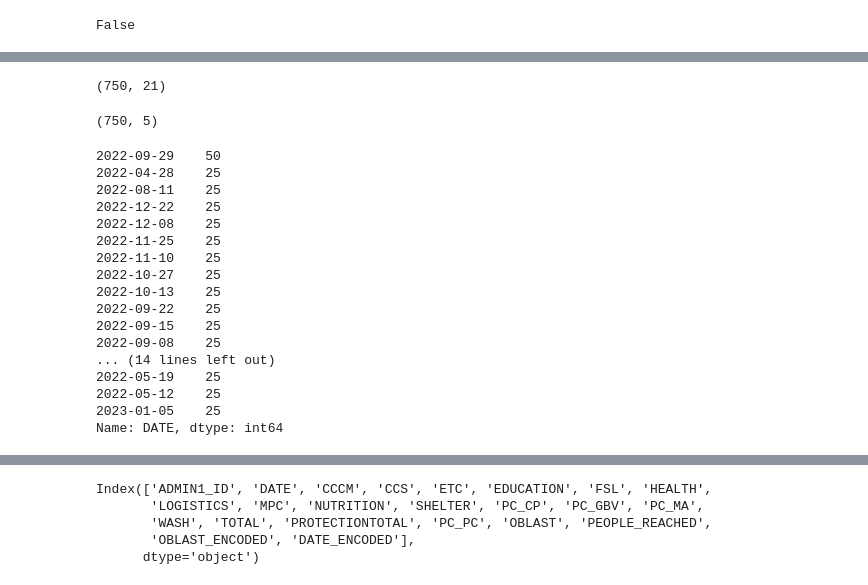
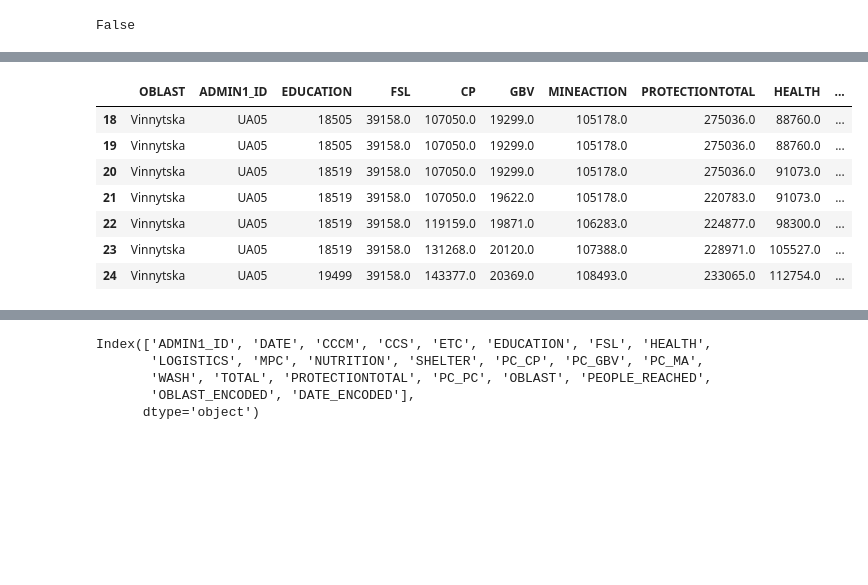
Before and after one commit to reo113/GuideHouse_Project, a Jupyter notebook: GuideHouse_Colab.ipynb, the cells around one changed output, grey strips where cells are left out. Saved outputs shown, nothing was run; the diff lists cells and outputs as text; code cells hidden in the pictures; blank space fills up the shorter version.

```diff
--- a/GuideHouse_Colab.ipynb
+++ b/GuideHouse_Colab.ipynb
@@ -366,3 +425,14 @@ merged_sheet3.head()
+# %%
+people_reached_df_encode.iloc[18:25]
+# %% [output]
+|  | OBLAST | ADMIN1_ID | EDUCATION | FSL | CP | GBV | MINEACTION | PROTECTIONTOTAL | HEALTH | ... |
+| 18 | Vinnytska | UA05 | 18505 | 39158.0 | 107050.0 | 19299.0 | 105178.0 | 275036.0 | 88760.0 | ... |
+| 19 | Vinnytska | UA05 | 18505 | 39158.0 | 107050.0 | 19299.0 | 105178.0 | 275036.0 | 88760.0 | ... |
+| 20 | Vinnytska | UA05 | 18519 | 39158.0 | 107050.0 | 19299.0 | 105178.0 | 275036.0 | 91073.0 | ... |
+| 21 | Vinnytska | UA05 | 18519 | 39158.0 | 107050.0 | 19622.0 | 105178.0 | 220783.0 | 91073.0 | ... |
+| 22 | Vinnytska | UA05 | 18519 | 39158.0 | 119159.0 | 19871.0 | 106283.0 | 224877.0 | 98300.0 | ... |
+| 23 | Vinnytska | UA05 | 18519 | 39158.0 | 131268.0 | 20120.0 | 107388.0 | 228971.0 | 105527.0 | ... |
+| 24 | Vinnytska | UA05 | 19499 | 39158.0 | 143377.0 | 20369.0 | 108493.0 | 233065.0 | 112754.0 | ... |
 # %%
 # copy_df = pd.DataFrame(np.nan, index=merged_sheet1.index,columns=merged_sheet1.columns)
 # copy_df['DATE'] = merged_sheet1['DATE']
@@ -375,34 +445,6 @@ merged_sheet3.head()
 # # Write each DataFrame to a separate sheet in the Excel file
 # copy_df.to_excel(excel_writer1, sheet_name='Num_of_Orgs_by_Oblast', index=False)
 # copy_df.to_excel(excel_writer2, sheet_name='Num_of_Orgs_by_Oblast', index=False)
-# %%
-merged_sheet1.shape
-# %% [output]
-(750, 21)
-# %%
-merged_sheet3.shape
-# %% [output]
-(750, 5)
-# %%
-merged_sheet1.DATE.value_counts()
-# %% [output]
-2022-09-29    50
-2022-04-28    25
-2022-08-11    25
-2022-12-22    25
-2022-12-08    25
-2022-11-25    25
-2022-11-10    25
-2022-10-27    25
-2022-10-13    25
-2022-09-22    25
-2022-09-15    25
-2022-09-08    25
-... (14 lines left out)
-2022-05-19    25
-2022-05-12    25
-2023-01-05    25
-Name: DATE, dtype: int64
 # %% [markdown]
 
 personally working on
```
Also changed, not shown: parts of 35 cells of this notebook.
